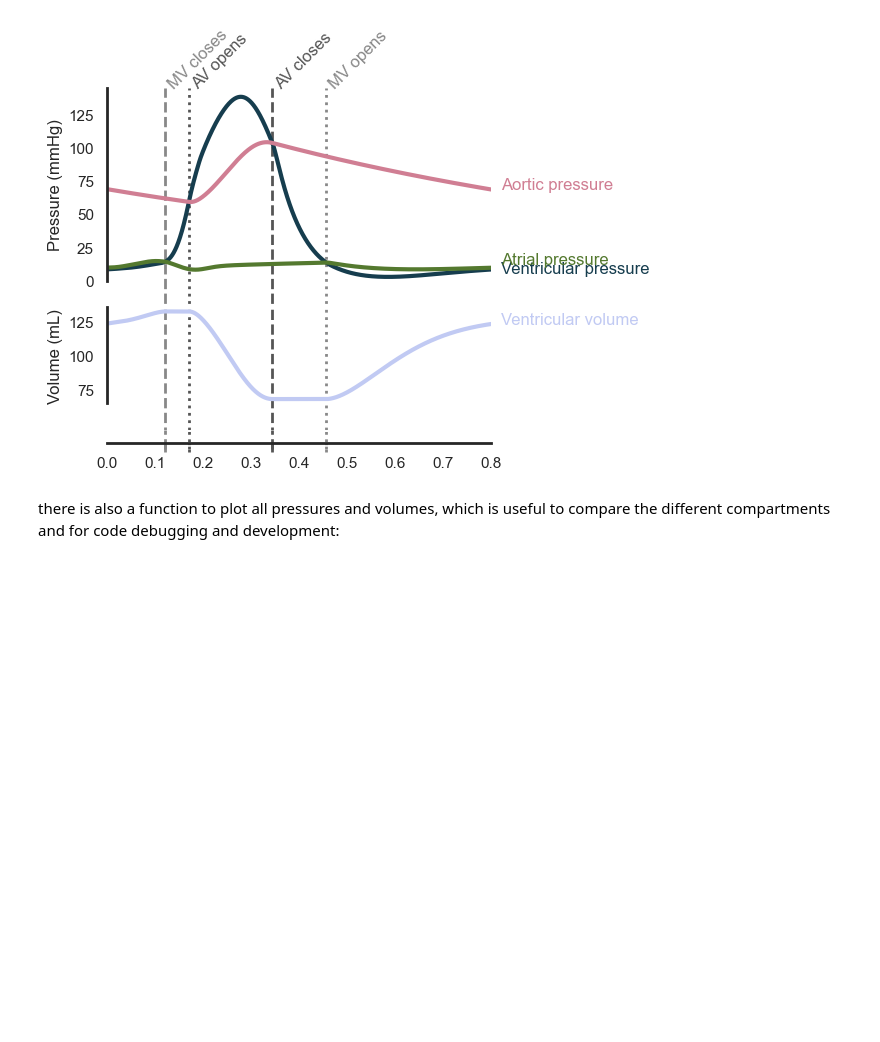
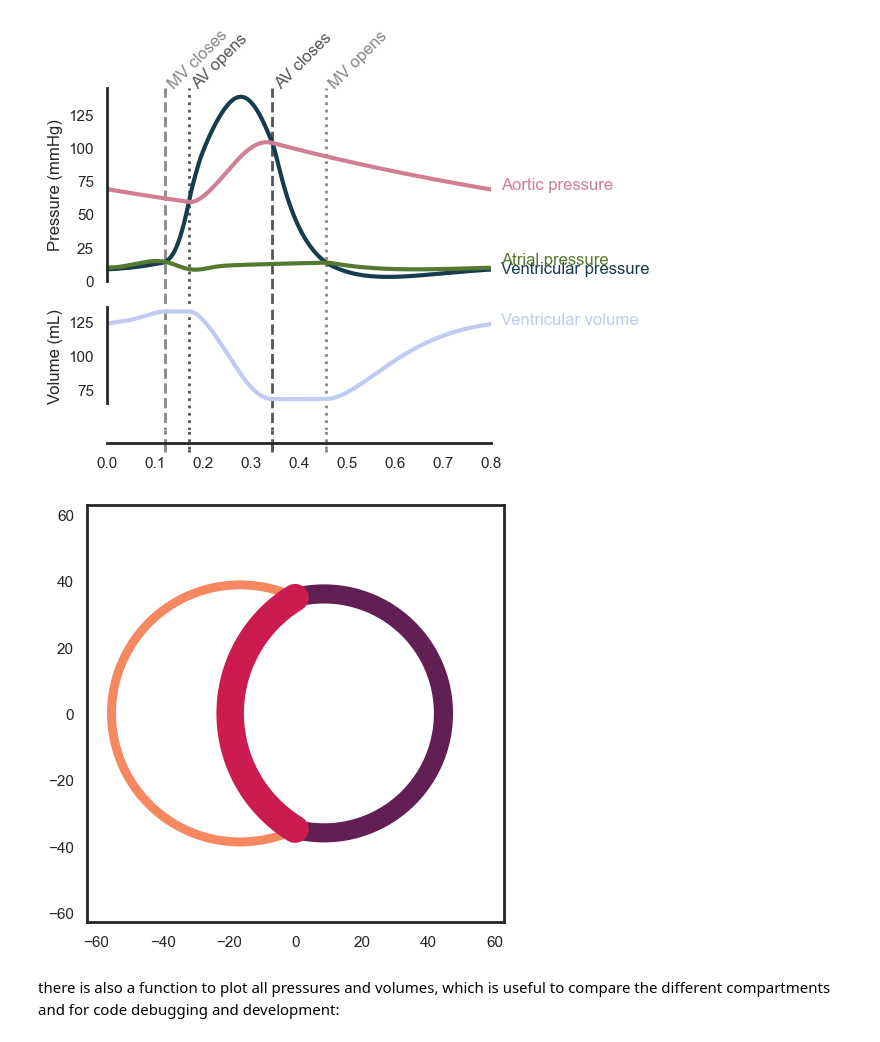
Before and after one commit to BeatLabUCI/monarch, a Jupyter notebook: examples/single_beats.ipynb, the cells around one changed output. Cells and saved outputs as stored; diff of their text form; code cells hidden in the pictures; blank space fills up the shorter version.

```diff
--- a/examples/single_beats.ipynb
+++ b/examples/single_beats.ipynb
@@ -14,13 +14,13 @@ The autoreload extension is already loaded. To reload it, use:
 
 We first need to initialize the model and import it into this notebook. We will use an input file containing input parameters that simulate a representative human case. By initializing the model, the parameters from the JSON-format input file are being imported, and some initial arrays are pre-allocated, such as time, and compartmental pressures and volumes. You can create your own input file using the included examples.
 # %%
-from monarch.egg import Monarch
+from monarch import Hatch
 import pathlib
 
 # Initialize model
 input_dir = pathlib.Path.cwd() / "input_files"
 input_human = input_dir / 'human'
-beat = Monarch(input_human)
+beat = Hatch(input_human)
 # %% [markdown]
 To simulate a single cardiac cycle, we call on the core function of the model: `just_beat_it`. This will simulate a cardiac cycle using the built-in 4th-order Rung-Kutta solver using the initial conditions provided in the input file parameter `k`. After running one cardiac cycle, the solver checks if a steady-state circulation has been reached by comparing the differences between the initial and final blood volumes in all compartments. If these differences are below a certain threshold (default 1e-6), the model is considered to have converged. If the model has not converged, the solver will run another cardiac cycle with the final volumes set as the new initial conditions. The solver will continue to run cardiac cycles until the model has converged. The solver will also stop if the maximum number of iterations is reached (input file parameter `iter_max`). The solver will print the volume error in each compartment if the `print_solve` parameter is set to `True` (default `False`). The first time this code is executed, the function is much slower, because the python code has to be compiled first into machine code using Numba. All the following times the function is called, the compiled code is used, and the function is much faster.
 # %%
@@ -57,6 +57,10 @@ We can also plot the Wiggers diagram, which is useful to analyze LV behaviour:
 meta.wiggers_diagram(beat)
 # %% [output]
 [figure]
+# %%
+meta.cardiac_geometry(beat, real_wall_thickness=True)
+# %% [output]
+[figure, added]
 # %% [markdown]
 there is also a function to plot all pressures and volumes, which is useful to compare the different compartments and for code debugging and development:
 # %%
```
Also changed, not shown: parts of 7 cells of this notebook, 6 other files.
